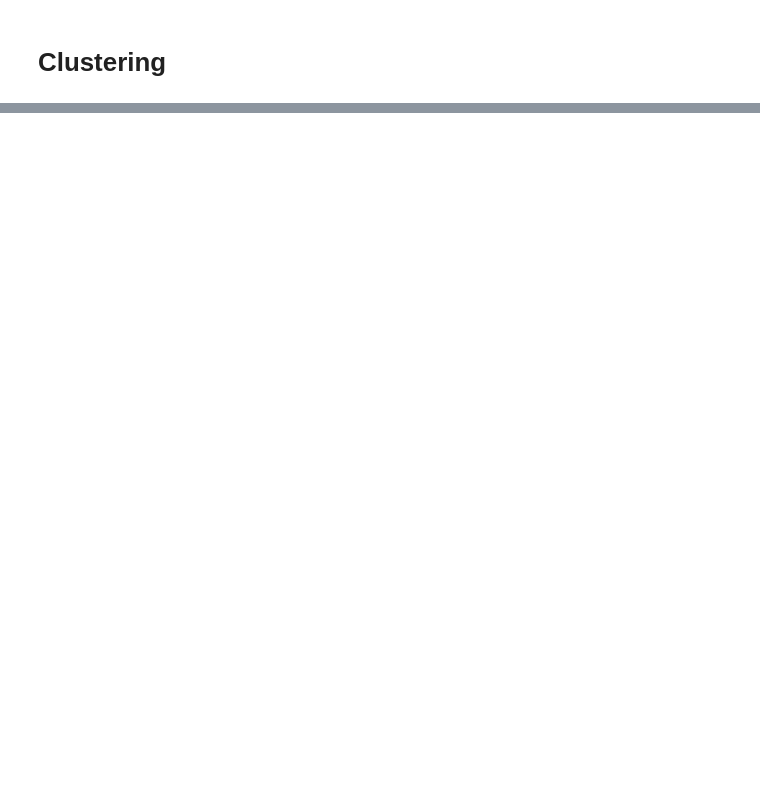
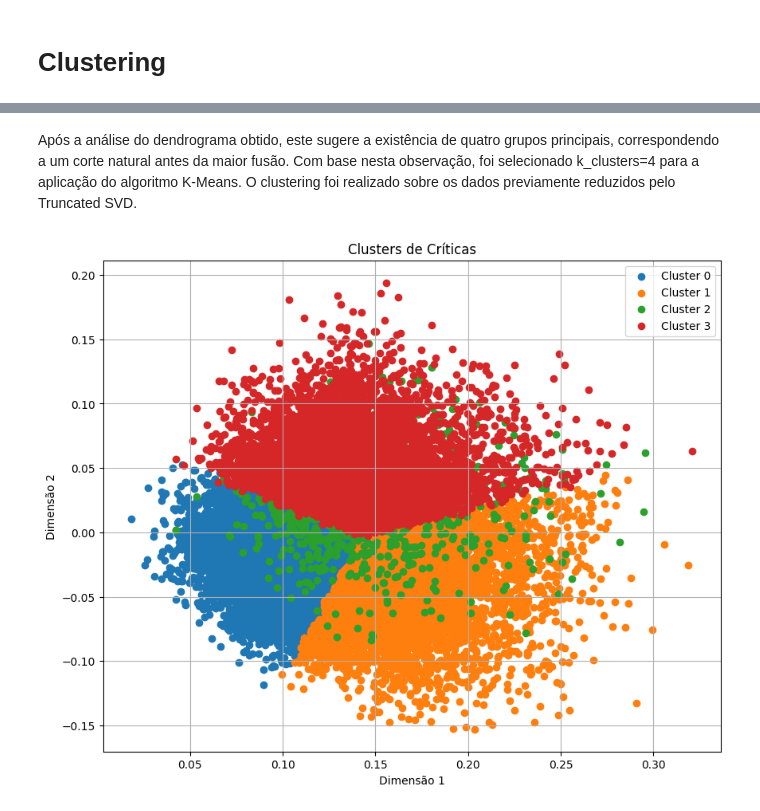
Before and after one commit to RafaelAlexDias/AA, a Jupyter notebook: TP2/A50735A50773A50801TP2.ipynb, the cells around one changed output, grey strips where cells are left out. Saved outputs shown, nothing was run; the diff lists cells and outputs as text; code cells hidden in the pictures; blank space fills up the shorter version.

```diff
--- a/TP2/A50735A50773A50801TP2.ipynb
+++ b/TP2/A50735A50773A50801TP2.ipynb
@@ -561,0 +570,21 @@ plt.show()
+# %% [markdown]
+Após a análise do dendrograma obtido, este sugere a existência de quatro grupos principais, correspondendo a um corte natural antes da maior fusão. Com base nesta observação, foi selecionado k_clusters=4 para a aplicação do algoritmo K-Means. O clustering foi realizado sobre os dados previamente reduzidos pelo Truncated SVD.
+# %%
+k_clusters = 4
+
+kmeans = KMeans(n_clusters=k_clusters, random_state=42)
+clusters = kmeans.fit_predict(X_train_reduced)
+# %%
+# Plot dos clusters
+plt.figure(figsize=(10, 8))
+for i in range(k_clusters):
+    plt.scatter(X_train_reduced[clusters == i, 0], X_train_reduced[clusters == i, 1],
+                label=f"Cluster {i}")
+plt.legend()
+plt.title("Clusters de Críticas")
+plt.xlabel("Dimensão 1")
+plt.ylabel("Dimensão 2")
+plt.grid(True)
+plt.show()
+# %% [output]
+[figure, added]
```
Also changed, not shown: parts of 10 cells of this notebook, 1 other file.
